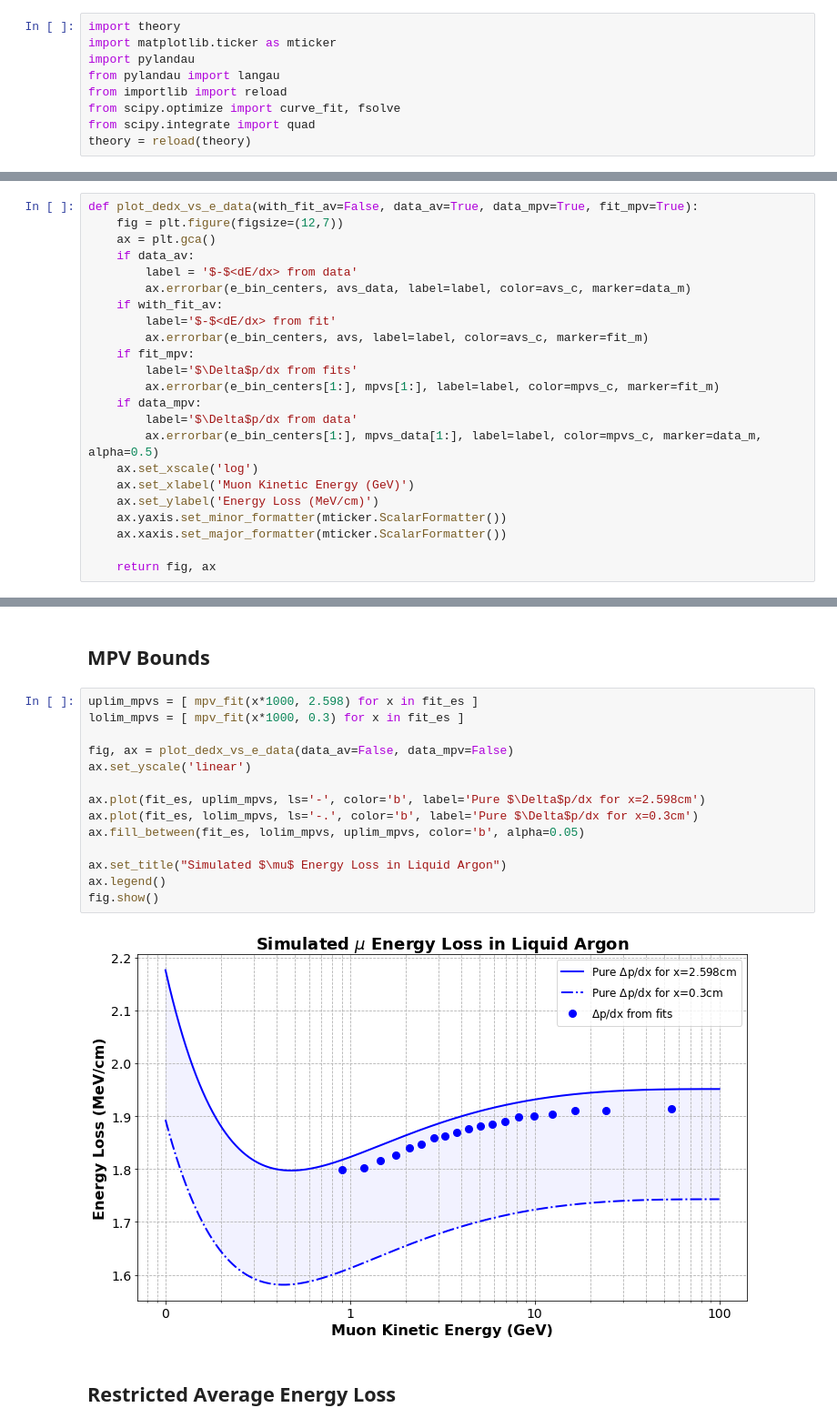
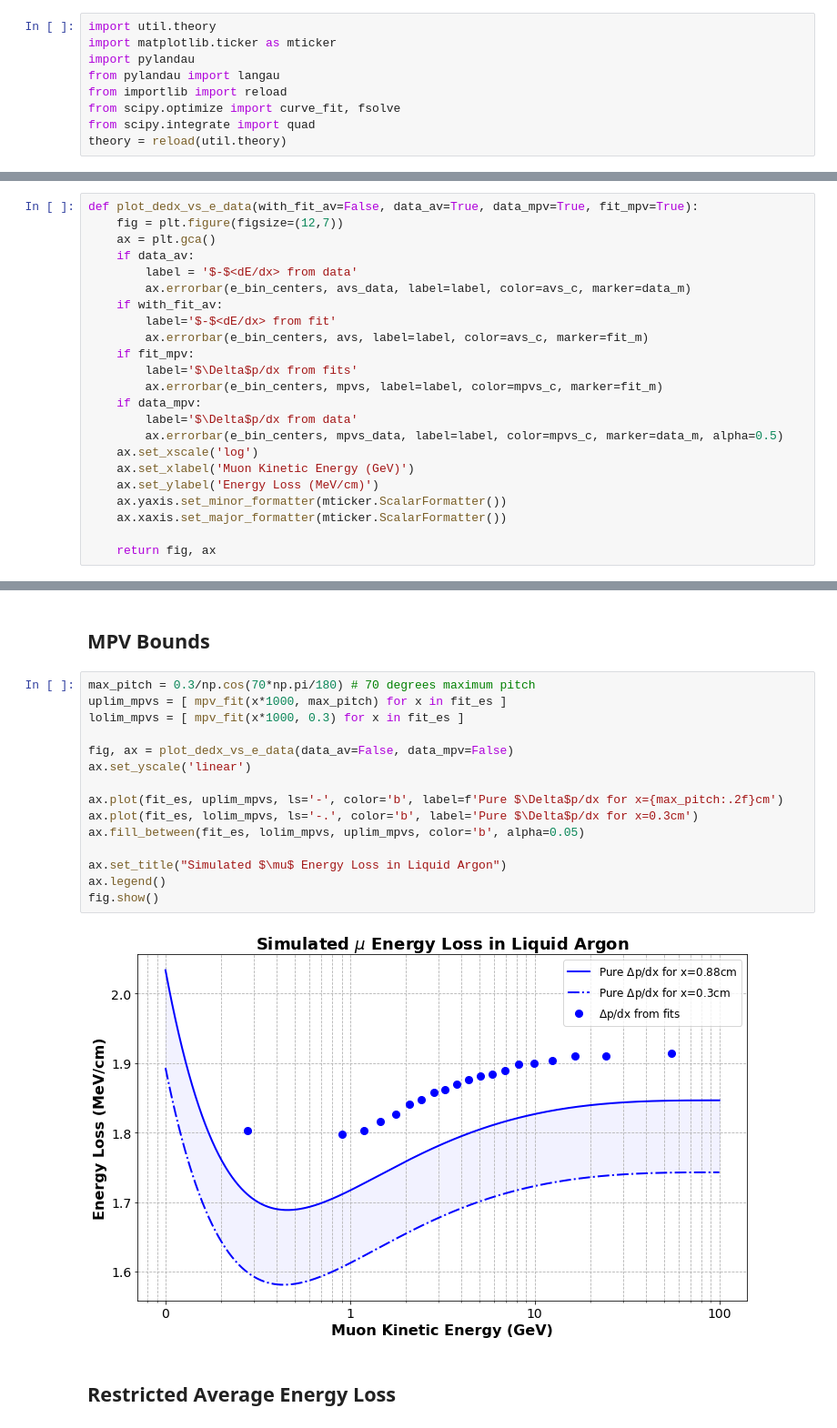
Before and after one commit to socrossley/Cosmic_Muon_CER, a Jupyter notebook: Fit.ipynb, the cells around one changed output, grey strips where cells are left out. Shown: that part at 91% size. Drawn from its saved outputs; the diff is of its cells as text.

Commit message:
analysis run with pitch

```diff
--- a/Fit.ipynb
+++ b/Fit.ipynb
@@ -13,14 +13,14 @@ import time
 import csv
 warnings.filterwarnings('ignore')
 # %%
-import theory
+import util.theory
 import matplotlib.ticker as mticker
 import pylandau
 from pylandau import langau
 from importlib import reload
 from scipy.optimize import curve_fit, fsolve
 from scipy.integrate import quad
-theory = reload(theory)
+theory = reload(util.theory)
 # %% [markdown]
 ## Reading Data From CSV
 Automatically reads total energy and dedx data from the csv file to RAM as a numpy array. Also converts the total energies to kinetic energies, and filters out energies outside the Bethe regime (0.1, 100) GeV.
@@ -301,10 +302,10 @@ def plot_dedx_vs_e_data(with_fit_av=False, data_av=True, data_mpv=True, fit_mpv=
         ax.errorbar(e_bin_centers, avs, label=label, color=avs_c, marker=fit_m)
     if fit_mpv:
         label='$\Delta$p/dx from fits'
-        ax.errorbar(e_bin_centers[1:], mpvs[1:], label=label, color=mpvs_c, marker=fit_m)
+        ax.errorbar(e_bin_centers, mpvs, label=label, color=mpvs_c, marker=fit_m)
     if data_mpv:
         label='$\Delta$p/dx from data'
-        ax.errorbar(e_bin_centers[1:], mpvs_data[1:], label=label, color=mpvs_c, marker=data_m, alpha=0.5)
+        ax.errorbar(e_bin_centers, mpvs_data, label=label, color=mpvs_c, marker=data_m, alpha=0.5)
     ax.set_xscale('log')
     ax.set_xlabel('Muon Kinetic Energy (GeV)')
     ax.set_ylabel('Energy Loss (MeV/cm)')
@@ -392,21 +393,22 @@ fig.show()
 # %% [markdown]
 ## MPV Bounds
 # %%
-uplim_mpvs = [ mpv_fit(x*1000, 2.598) for x in fit_es ]
+max_pitch = 0.3/np.cos(70*np.pi/180) # 70 degrees maximum pitch
+uplim_mpvs = [ mpv_fit(x*1000, max_pitch) for x in fit_es ]
 lolim_mpvs = [ mpv_fit(x*1000, 0.3) for x in fit_es ]
 
 fig, ax = plot_dedx_vs_e_data(data_av=False, data_mpv=False)
 ax.set_yscale('linear')
 
-ax.plot(fit_es, uplim_mpvs, ls='-', color='b', label='Pure $\Delta$p/dx for x=2.598cm')
+ax.plot(fit_es, uplim_mpvs, ls='-', color='b', label=f'Pure $\Delta$p/dx for x={max_pitch:.2f}cm')
 ax.plot(fit_es, lolim_mpvs, ls='-.', color='b', label='Pure $\Delta$p/dx for x=0.3cm')
 ax.fill_between(fit_es, lolim_mpvs, uplim_mpvs, color='b', alpha=0.05)
 
 ax.set_title("Simulated $\mu$ Energy Loss in Liquid Argon")
 ax.legend()
 fig.show()
 # %% [output]
-[figure, old version]
+[figure, new version]
 # %% [markdown]
 ## Restricted Average Energy Loss
 # %%
```
Also changed, not shown: parts of 5 cells of this notebook, 8 other files.
